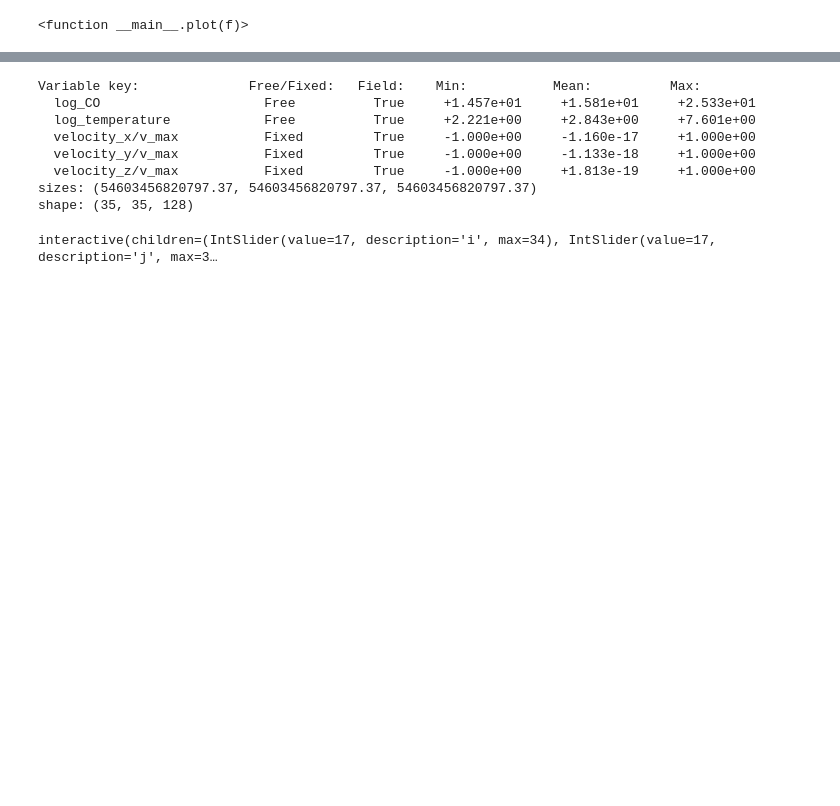
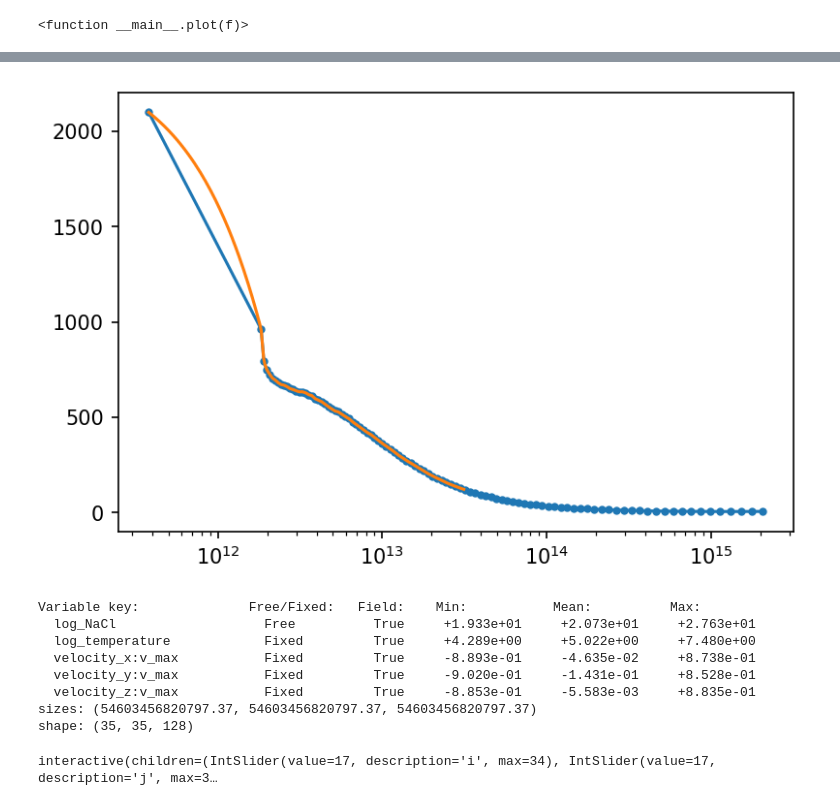
Before and after one commit to Magritte-code/pomme, a Jupyter notebook: docs/src/examples/IK_Tau_NaCl.ipynb, the cells around one changed output, grey strips where cells are left out. Saved outputs shown, nothing was run; the diff lists cells and outputs as text; code cells hidden in the pictures; blank space fills up the shorter version.

```diff
--- a/docs/src/examples/IK_Tau_NaCl.ipynb
+++ b/docs/src/examples/IK_Tau_NaCl.ipynb
@@ -120,39 +168,57 @@ v_los = obj.radial_velocity.si.value
+# %%
+r_temp, T_temp = np.loadtxt('iktau-co-04-grid-38.temp', unpack=True)
+r_temp *= 1.0e-2 # [cm] -> [m]
+
+r_temp = np.concatenate(([R_star], r_temp))
+T_temp = np.concatenate(([T_star], T_temp))
+
+from scipy.interpolate import interp1d
+
+temperature_func = interp1d(r_temp, T_temp, fill_value='extrapolate')
+# %%
+plt.figure(dpi=150)
+plt.plot(r_temp, T_temp, marker='.')
+plt.plot(rs, temperature_func(rs))
+plt.xscale('log')
+# %% [output]
+[figure, added]
 # %%
 model = TensorModel(
     sizes = (s_x, s_y, s_z),
     shape = (obs.shape[0], obs.shape[1], 128),
 )
 
-r_x, r_y, r_z = model.get_radial_direction(origin='centre')
-p_x, p_y, p_z = model.get_coords          (origin='centre')
-r             = model.get_radius          (origin='centre')
+origin        = np.array([idx_star, idy_star, 0.5*model.shape[2]])
+r_x, r_y, r_z = model.get_radial_direction(origin=origin)
+p_x, p_y, p_z = model.get_coords          (origin=origin)
+r             = model.get_radius          (origin=origin)
 inverse_r     = r.min() / r
 
 # Define and initialize the model parameters
 # model['log_M'           ] = np.log(constants.M_sun.si.value)
-model['log_CO'          ] = np.log(1.0e+11 * inverse_r**2)
-model['log_temperature' ] = np.log(2.0e+3  * inverse_r)
-model['velocity_x/v_max'] = r_x * beta_velocity(r) / v_max
-model['velocity_y/v_max'] = r_y * beta_velocity(r) / v_max
-model['velocity_z/v_max'] = r_z * beta_velocity(r) / v_max
+model['log_NaCl'        ] = np.log(1.0e+12 * inverse_r**2)
+model['log_temperature' ] = np.log(temperature_func(r))
+model['velocity_x:v_max'] = r_x * beta_velocity(r) / v_max
+model['velocity_y:v_max'] = r_y * beta_velocity(r) / v_max
+model['velocity_z:v_max'] = r_z * beta_velocity(r) / v_max
 # model['log_v_los'       ] = np.log(v_los.si.value)
 
 model.free_all()
-# model.fix('log_temperature')
-model.fix(['velocity_x/v_max'])
-model.fix(['velocity_y/v_max'])
-model.fix(['velocity_z/v_max'])
+model.fix('log_temperature')
+model.fix(['velocity_x:v_max'])
+model.fix(['velocity_y:v_max'])
+model.fix(['velocity_z:v_max'])
 # model.fix('log_v_turbulence')
 # model.fix('log_v_los')
 
 model.info()
 # %% [output]
 Variable key:              Free/Fixed:   Field:    Min:           Mean:          Max:
-  log_CO                     Free          True     +1.457e+01     +1.581e+01     +2.533e+01
-  log_temperature            Free          True     +2.221e+00     +2.843e+00     +7.601e+00
-  velocity_x/v_max           Fixed         True     -1.000e+00     -1.160e-17     +1.000e+00
-  velocity_y/v_max           Fixed         True     -1.000e+00     -1.133e-18     +1.000e+00
-  velocity_z/v_max           Fixed         True     -1.000e+00     +1.813e-19     +1.000e+00
+  log_NaCl                   Free          True     +1.933e+01     +2.073e+01     +2.763e+01
+  log_temperature            Fixed         True     +4.289e+00     +5.022e+00     +7.480e+00
+  velocity_x:v_max           Fixed         True     -8.893e-01     -4.635e-02     +8.738e-01
+  velocity_y:v_max           Fixed         True     -9.020e-01     -1.431e-01     +8.528e-01
+  velocity_z:v_max           Fixed         True     -8.853e-01     -5.583e-03     +8.835e-01
 sizes: (54603456820797.37, 54603456820797.37, 54603456820797.37)
 shape: (35, 35, 128)
 # %%
```
Also changed, not shown: parts of 31 cells of this notebook, 7 other files.
